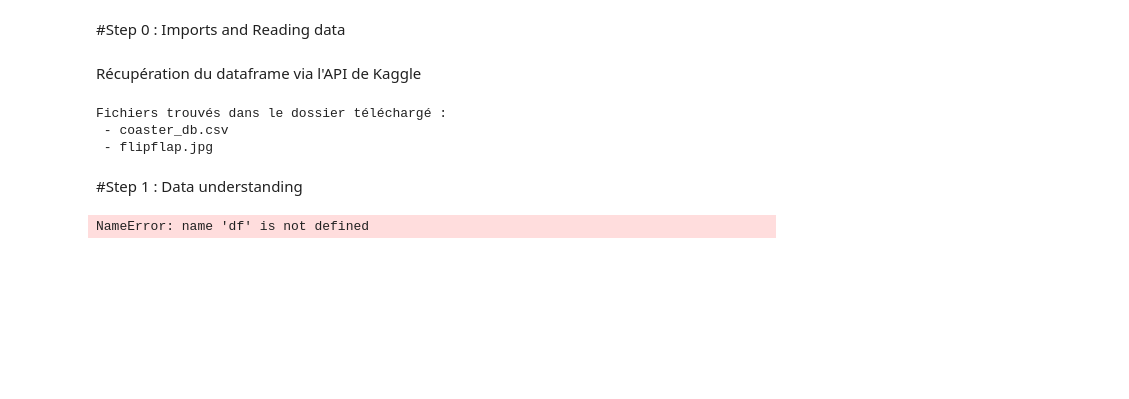
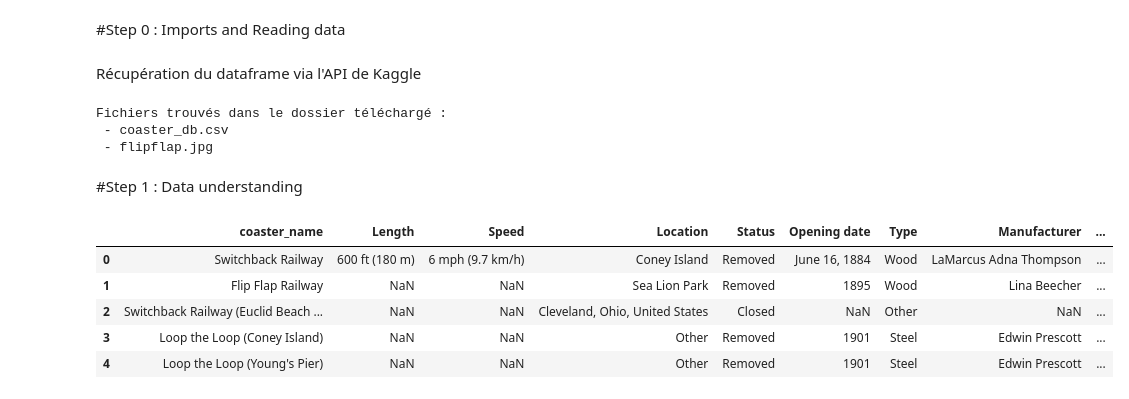
Before and after one commit to MarieExbrayat/test, a Jupyter notebook: Python/Kaggle1.ipynb, the cells around one changed output. Cells and saved outputs as stored; diff of their text form; code cells hidden in the pictures; blank space fills up the shorter version.

```diff
--- a/Python/Kaggle1.ipynb
+++ b/Python/Kaggle1.ipynb
@@ -33,9 +35,13 @@ Fichiers trouvés dans le dossier téléchargé :
  - flipflap.jpg
 # %% [markdown]
 #Step 1 : Data understanding
-# %%
-from itables import show
-import itables.options as opt
-display(df.head())
-# %% [output]
-NameError: name 'df' is not defined
+# %%
+
+df.head(5)
+# %% [output]
+|  | coaster_name | Length | Speed | Location | Status | Opening date | Type | Manufacturer | ... |
+| 0 | Switchback Railway | 600 ft (180 m) | 6 mph (9.7 km/h) | Coney Island | Removed | June 16, 1884 | Wood | LaMarcus Adna Thompson | ... |
+| 1 | Flip Flap Railway | NaN | NaN | Sea Lion Park | Removed | 1895 | Wood | Lina Beecher | ... |
+| 2 | Switchback Railway (Euclid Beach ... | NaN | NaN | Cleveland, Ohio, United States | Closed | NaN | Other | NaN | ... |
+| 3 | Loop the Loop (Coney Island) | NaN | NaN | Other | Removed | 1901 | Steel | Edwin Prescott | ... |
+| 4 | Loop the Loop (Young's Pier) | NaN | NaN | Other | Removed | 1901 | Steel | Edwin Prescott | ... |
```
Also changed, not shown: parts of 16 cells of this notebook, 2 other files.
